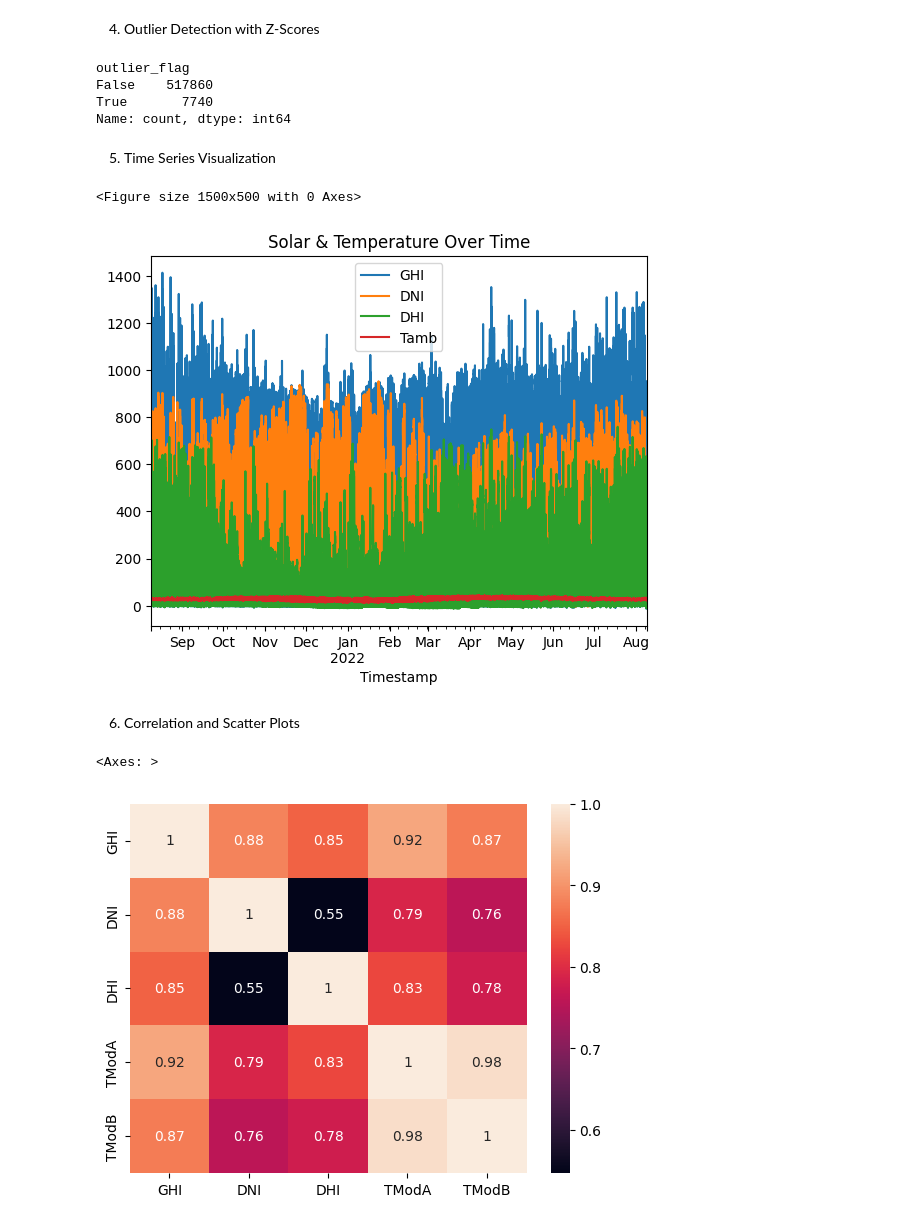
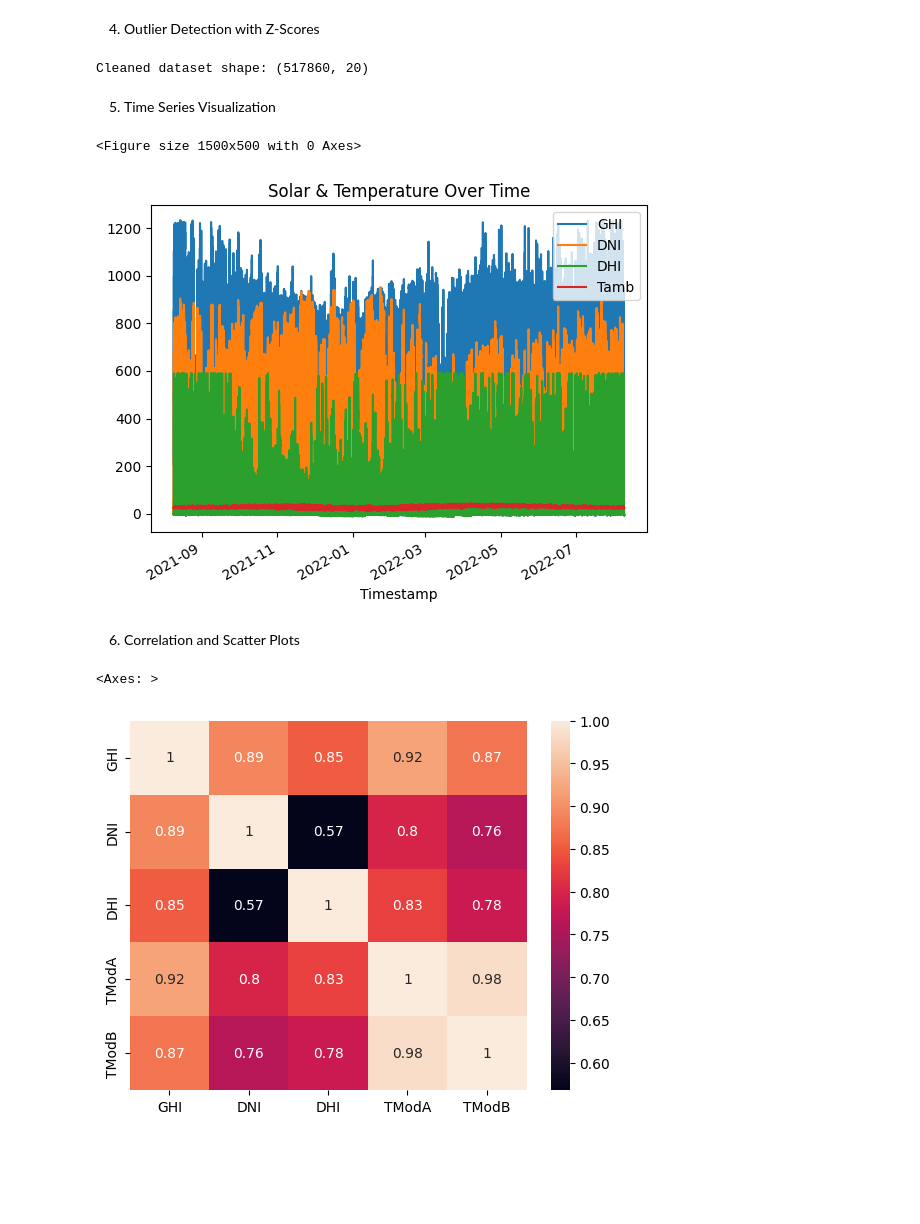
Before and after one commit to BetselotYitagesu/MoonLight-Energy-Solar-Challenge-Week1, a Jupyter notebook: notebooks/benin_eda.ipynb, the cells around one changed output. Drawn from its saved outputs; the diff is of its cells as text; code cells hidden in the pictures; blank space fills up the shorter version.

```diff
--- a/notebooks/benin_eda.ipynb
+++ b/notebooks/benin_eda.ipynb
@@ -83,33 +83,40 @@ df['outlier_flag'] = outliers.any(axis=1)
 
 # Check how many outliers
 df['outlier_flag'].value_counts()
+
+# Recommended: Drop outlier rows to create a clean dataset;
+# Since your outliers are less than 2%, and you're preparing this data for EDA and regional comparison:
+df_cleaned = df[~df['outlier_flag']].copy()
+
+# Save the cleaned dataset to a new CSV file
+df_cleaned.to_csv('E:/Tenx/data/benin_clean.csv', index=False)
+
+# Optional: Preview the cleaned data
+print("Cleaned dataset shape:", df_cleaned.shape)
 # %% [output]
-outlier_flag
-False    517860
-True       7740
-Name: count, dtype: int64
+Cleaned dataset shape: (517860, 20)
 # %% [markdown]
 5. Time Series Visualization
 # %%
 import matplotlib.pyplot as plt
 
-df['Timestamp'] = pd.to_datetime(df['Timestamp'])
+df_cleaned['Timestamp'] = pd.to_datetime(df_cleaned['Timestamp'])
 
 plt.figure(figsize=(15, 5))
-df.set_index('Timestamp')[['GHI', 'DNI', 'DHI', 'Tamb']].plot()
+df_cleaned.set_index('Timestamp')[['GHI', 'DNI', 'DHI', 'Tamb']].plot()
 plt.title("Solar & Temperature Over Time")
 plt.show()
 # %% [output]
 <Figure size 1500x500 with 0 Axes>
-[figure, old version]
+[figure, new version]
 # %% [markdown]
 6. Correlation and Scatter Plots
 # %%
 
 # Heatmap
-sns.heatmap(df[['GHI', 'DNI', 'DHI', 'TModA', 'TModB']].corr(), annot=True)
+sns.heatmap(df_cleaned[['GHI', 'DNI', 'DHI', 'TModA', 'TModB']].corr(), annot=True)
 # %% [output]
 <Axes: >
-[figure, old version]
+[figure, new version]
 # %%
 # Scatter plot
```
Also changed, not shown: parts of 2 cells of this notebook, 3 other files.
